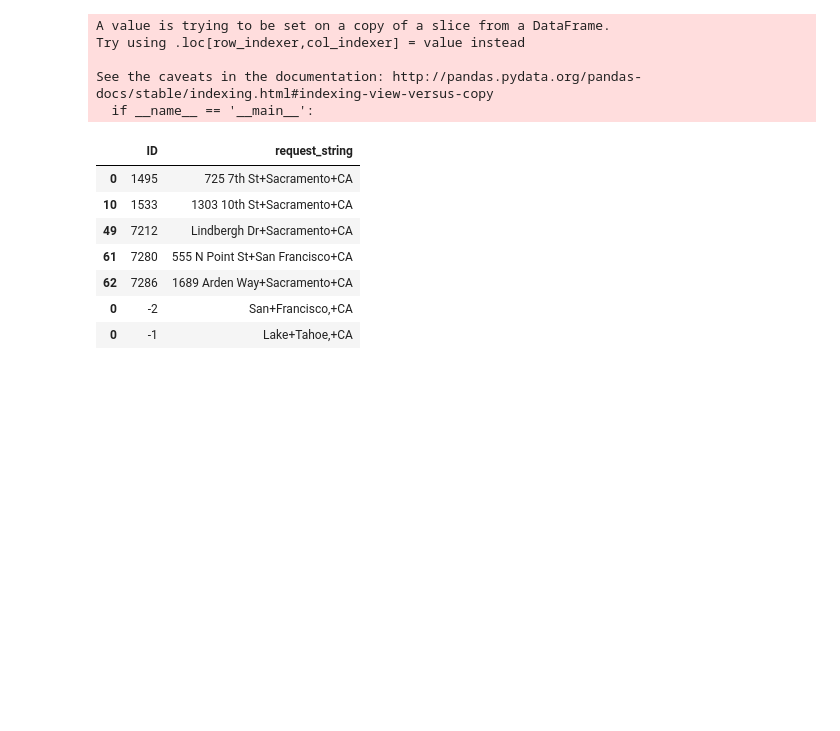
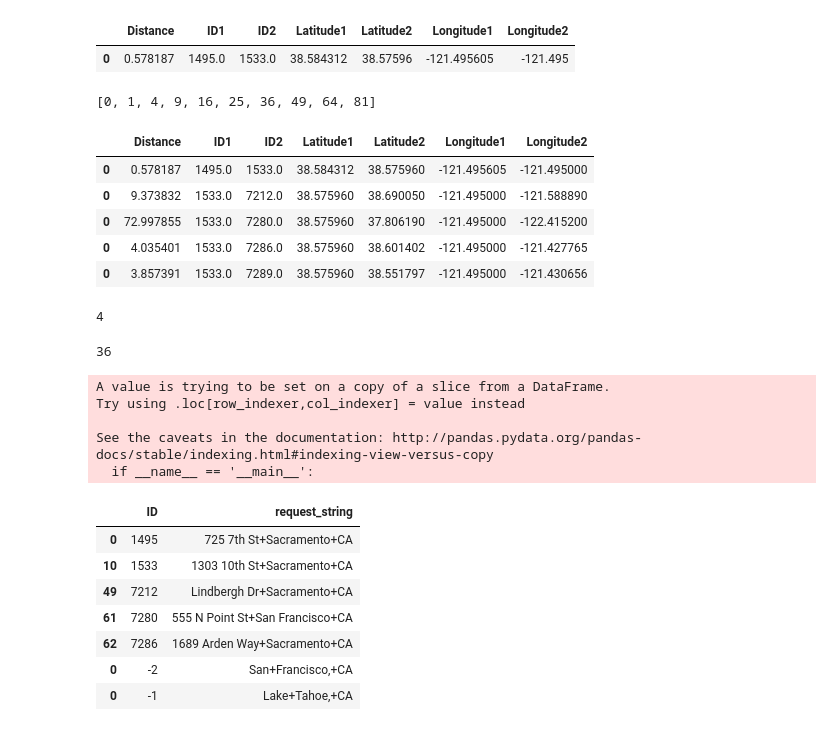
Before and after one commit to nathantchan/electric-trip-planner, a Jupyter notebook: Data Requester.ipynb, the cells around one changed output. Saved outputs shown, nothing was run; the diff lists cells and outputs as text; code cells hidden in the pictures; blank space fills up the shorter version.

```diff
--- a/Data Requester.ipynb
+++ b/Data Requester.ipynb
@@ -21,0 +225,18 @@ stations = a[(a['Latitude'] >= sw['lat']) & (a['Latitude'] <= ne['lat']) &
+# %%
+data_f
+# %% [output]
+|  | Distance | ID1 | ID2 | Latitude1 | Latitude2 | Longitude1 | Longitude2 |
+| 0 | 0.578187 | 1495.0 | 1533.0 | 38.584312 | 38.57596 | -121.495605 | -121.495 |
+# %%
+results
+# %% [output]
+[0, 1, 4, 9, 16, 25, 36, 49, 64, 81]
+# %%
+data_f.head()
+# %% [output]
+|  | Distance | ID1 | ID2 | Latitude1 | Latitude2 | Longitude1 | Longitude2 |
+| 0 | 0.578187 | 1495.0 | 1533.0 | 38.584312 | 38.575960 | -121.495605 | -121.495000 |
+| 0 | 9.373832 | 1533.0 | 7212.0 | 38.575960 | 38.690050 | -121.495000 | -121.588890 |
+| 0 | 72.997855 | 1533.0 | 7280.0 | 38.575960 | 37.806190 | -121.495000 | -122.415200 |
+| 0 | 4.035401 | 1533.0 | 7286.0 | 38.575960 | 38.601402 | -121.495000 | -121.427765 |
+| 0 | 3.857391 | 1533.0 | 7289.0 | 38.575960 | 38.551797 | -121.495000 | -121.430656 |
@@ -22,3 +245,11 @@ stations = a[(a['Latitude'] >= sw['lat']) & (a['Latitude'] <= ne['lat']) &
+# %%
+multiprocessing.cpu_count()
+# %% [output]
+4
+# %%
+len(data_f)
+# %% [output]
+36
 # %%
 first_five = stations.head(5)
 # %%
```
Also changed, not shown: parts of 25 cells of this notebook, 6 other files.
